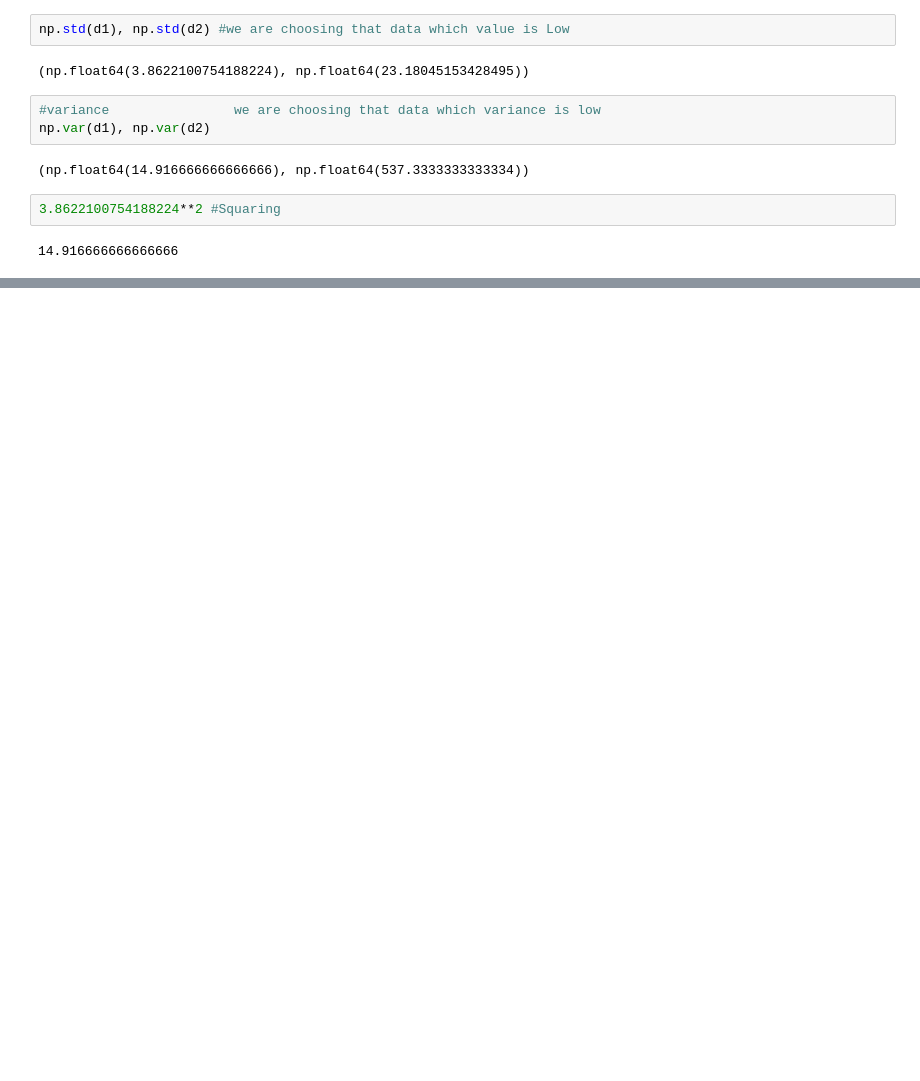
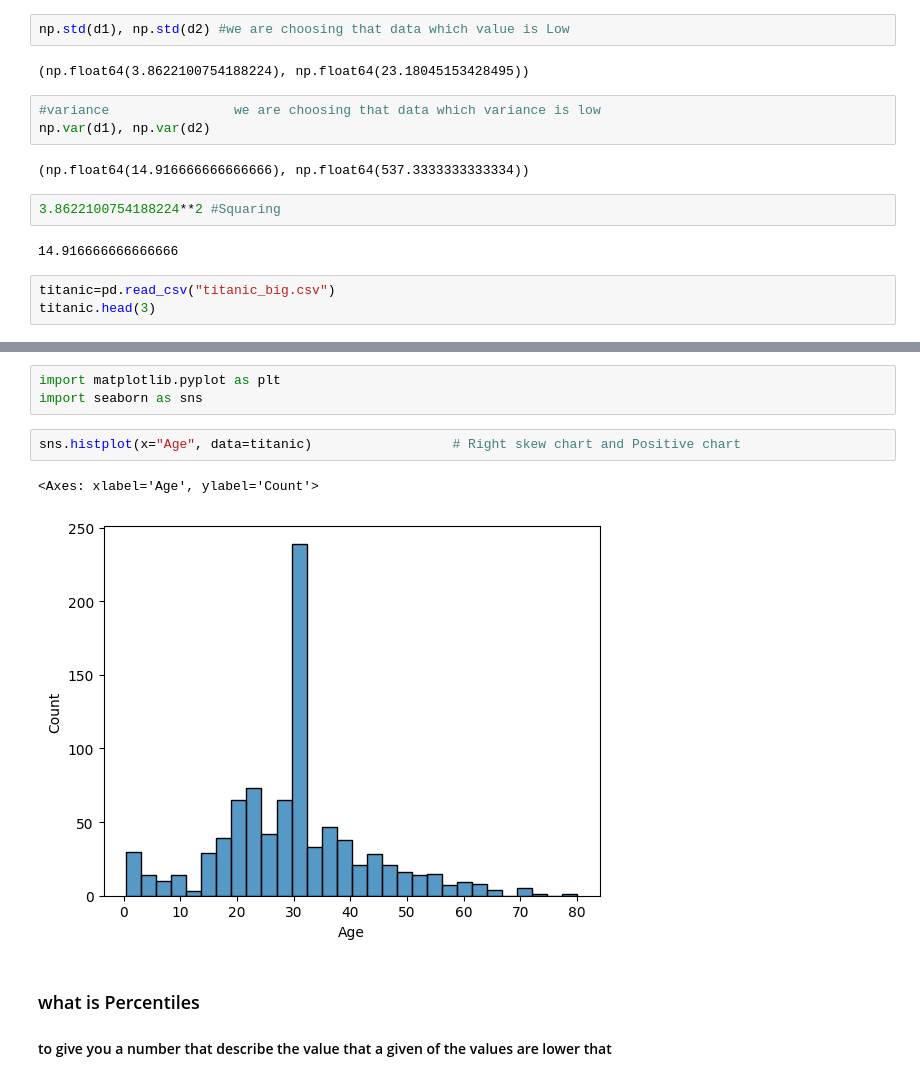
Before and after one commit to UtkarshaChoudhary/DataScience2025, a Jupyter notebook: Maths in Depth Data Science.ipynb, the cells around one changed output, grey strips where cells are left out. Drawn from its saved outputs; the diff is of its cells as text; blank space fills up the shorter version.

```diff
--- a/Maths in Depth Data Science.ipynb
+++ b/Maths in Depth Data Science.ipynb
@@ -163,3 +163,6 @@ np.var(d1), np.var(d2)
 3.8622100754188224**2 #Squaring
 # %% [output]
 14.916666666666666
+# %%
+titanic=pd.read_csv("titanic_big.csv")
+titanic.head(3)
@@ -165,0 +190,11 @@ np.var(d1), np.var(d2)
+# %%
+import matplotlib.pyplot as plt
+import seaborn as sns
+# %%
+sns.histplot(x="Age", data=titanic)                  # Right skew chart and Positive chart
+# %% [output]
+<Axes: xlabel='Age', ylabel='Count'>
+[figure, added]
+# %% [markdown]
+### what is Percentiles
+#### to give you a number that describe the value that a given of the values are lower that
```
Also changed, not shown: parts of 28 cells of this notebook.
